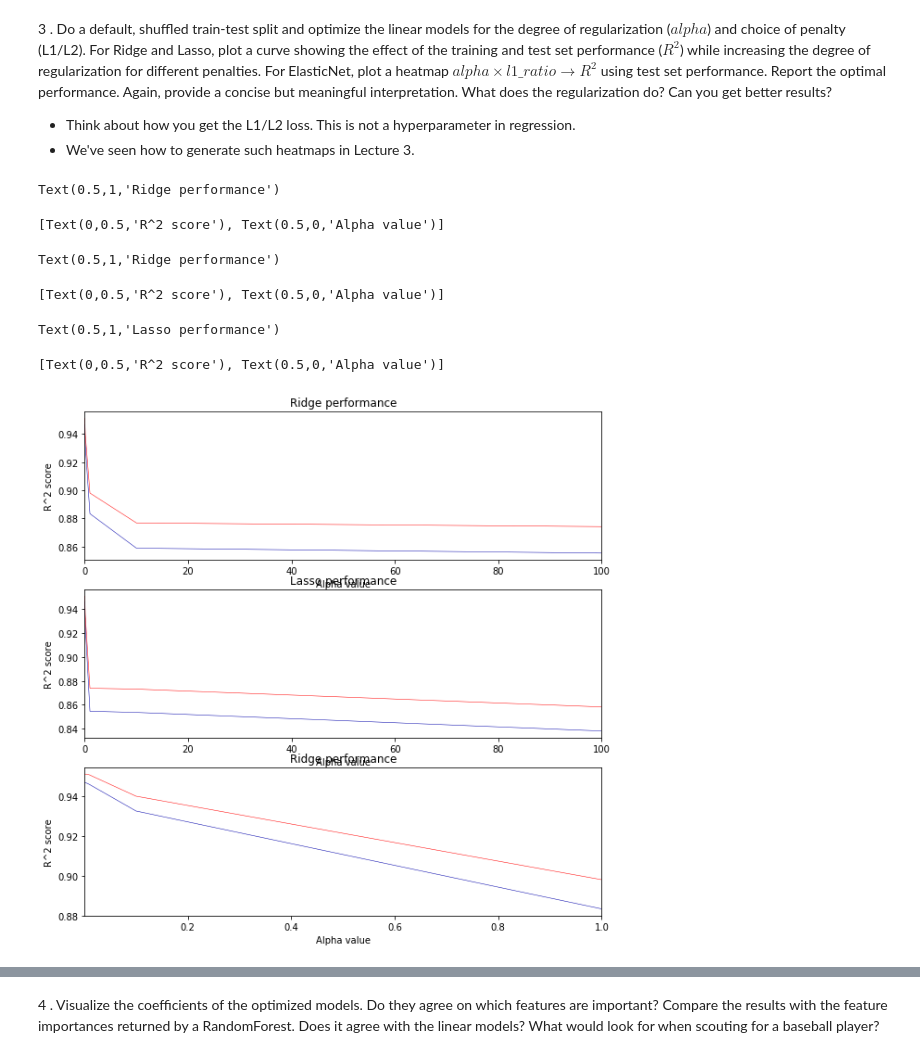
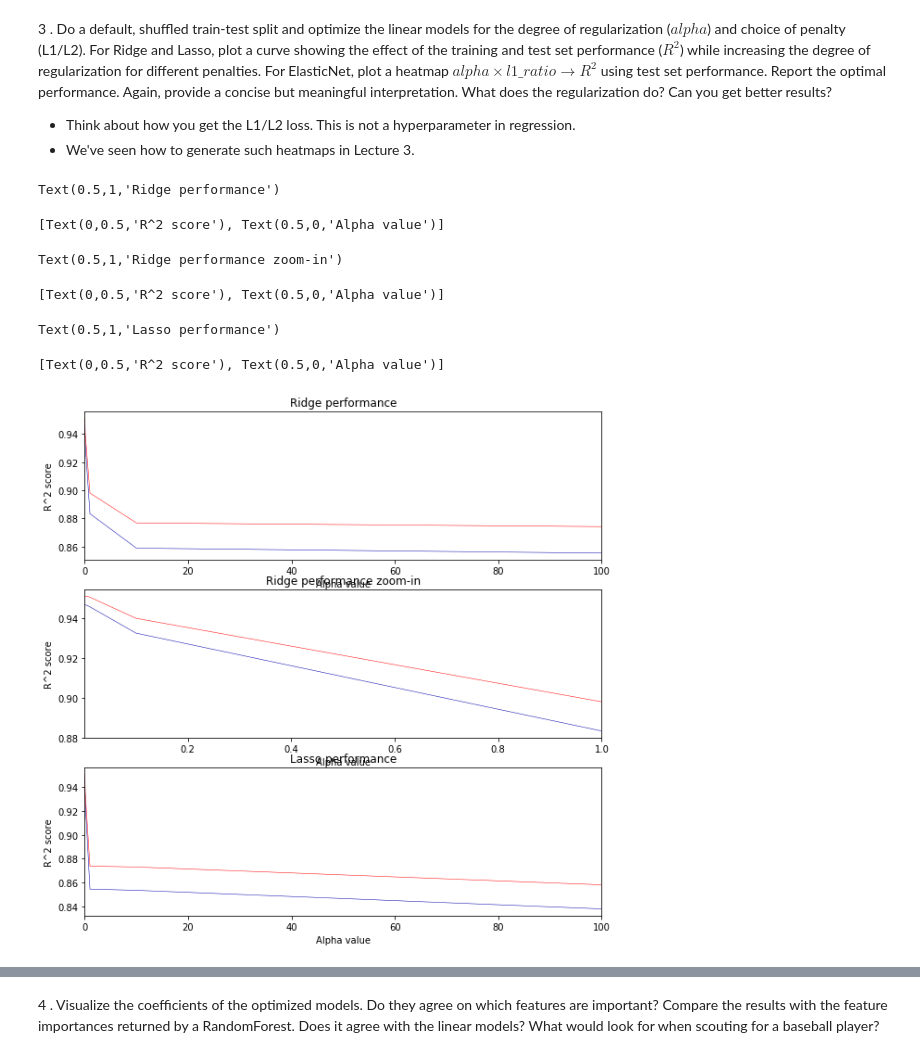
Before and after one commit to romanovar/ML, a Jupyter notebook: Assignment 1.ipynb, the cells around one changed output, grey strips where cells are left out. Drawn from its saved outputs; the diff is of its cells as text; code cells hidden in the pictures.

```diff
--- a/Assignment 1.ipynb
+++ b/Assignment 1.ipynb
@@ -243,16 +250,15 @@ Average cross-validation score on scaled: 0.93
 Similarly to Ridge, Lasso also performs much better with scaled data. After scaling, training and test set scores are increased for 10% and 8%, while the average cross-validation score is increased for 10%.
 # %%
 from sklearn.neighbors import KNeighborsRegressor
-from sklearn.model_selection import train_test_split
-
-X_train, X_test, y_train, y_test = train_test_split(bf_new, y, random_state=0)
 
 reg = KNeighborsRegressor()
 reg.fit(X_train, y_train)
+print("Training set accuracy: {:.2f}".format(reg.score(X_train, y_train)))
 print("Test set accuracy: %.2f" % reg.score(X_test, y_test))
 
 reg_sc = KNeighborsRegressor()
 reg_sc.fit(X_train_scaled, y_train)
+print("Training set accuracy on scaled data: {:.2f}".format(reg_sc.score(X_train_scaled, y_train)))
 print("Test set accuracy on scaled data: %.2f" % reg_sc.score(X_test_scaled, y_test))
 
 scores_clf_cv = cross_val_score(reg_sc, bf_new, y)
@@ -314,7 +329,9 @@ Report the optimal performance. Again, provide a concise but meaningful interpre
 - We've seen how to generate such heatmaps in Lecture 3.
 # %%
 # k-fold or shuffle-split fucntion is meant here
-# from sklearn.model_selection import KFold
+from sklearn.linear_model import Ridge
+from sklearn.linear_model import Lasso
+
 from sklearn.model_selection import ShuffleSplit
 
 # KFold(n_splits=3, shuffle=False, random_state=None)
@@ -374,36 +391,36 @@ test = pd.Series([ridge0001.score(X_test, y_test), ridge0005.score(X_test, y_tes
                          index=[0.001, 0.005, 0.01, 0.1, 1])
 
 # sns.tsplot(ridge_train.set_index('alpha')['score'], ax=axs[0], err_style=None)
-ax3 = sns.tsplot(data=ridge_train, time=[0.001, 0.005, 0.01, 0.1, 1],  ax=axs[2], err_style=None)
-sns.tsplot(ridge_test,time=[0.001, 0.005, 0.01, 0.1, 1], color = 'r', ax=axs[2], err_style=None).set_title("Ridge performance")
+ax3 = sns.tsplot(data=ridge_train, time=[0.001, 0.005, 0.01, 0.1, 1],  ax=axs[1], err_style=None)
+sns.tsplot(ridge_test,time=[0.001, 0.005, 0.01, 0.1, 1], color = 'r', ax=axs[1], err_style=None).set_title("Ridge performance zoom-in")
 ax3.set(xlabel='Alpha value', ylabel='R^2 score')
 
 
 
 lasso0001 = Lasso(alpha=0.001, max_iter=100000).fit(X_train, y_train)
 lasso0005 = Lasso(alpha=0.005, max_iter=100000).fit(X_train, y_train)
 lasso001 = Lasso(alpha=0.01, max_iter=100000).fit(X_train, y_train)
 lasso01 = Lasso(alpha=0.1, max_iter=100000).fit(X_train, y_train)
 lasso1 = Lasso(alpha=1, max_iter=100000).fit(X_train, y_train)
 lasso10 = Lasso(alpha=10, max_iter=100000).fit(X_train, y_train)
 lasso100 = Lasso(alpha=100, max_iter=100000).fit(X_train, y_train)
 
 lasso_train = np.array([[lasso0001.score(X_train, y_train), lasso0005.score(X_train, y_train),
                         lasso001.score(X_train, y_train), lasso01.score(X_train, y_train),
                         lasso1.score(X_train, y_train),
                         lasso10.score(X_train, y_train), lasso100.score(X_train, y_train)]])
 lasso_test = np.array([[lasso0001.score(X_test, y_test), lasso0005.score(X_test, y_test),
                        lasso001.score(X_test, y_test), lasso01.score(X_test, y_test), lasso1.score(X_test, y_test),
                         lasso10.score(X_test, y_test), lasso100.score(X_test, y_test)]])
 
-ax1 = sns.tsplot(data=lasso_train, time=[0.001, 0.005, 0.01, 0.1, 1, 10, 100],  ax=axs[1], err_style=None)
-sns.tsplot(lasso_test,time=[0.001, 0.005, 0.01, 0.1, 1, 10, 100], color = 'r', ax=axs[1], err_style=None).set_title("Lasso performance")
+ax1 = sns.tsplot(data=lasso_train, time=[0.001, 0.005, 0.01, 0.1, 1, 10, 100],  ax=axs[2], err_style=None)
+sns.tsplot(lasso_test,time=[0.001, 0.005, 0.01, 0.1, 1, 10, 100], color = 'r', ax=axs[2], err_style=None).set_title("Lasso performance")
 ax1.set(xlabel='Alpha value', ylabel='R^2 score')
 # %% [output]
 Text(0.5,1,'Ridge performance')
 [Text(0,0.5,'R^2 score'), Text(0.5,0,'Alpha value')]
-Text(0.5,1,'Ridge performance')
+Text(0.5,1,'Ridge performance zoom-in')
 [Text(0,0.5,'R^2 score'), Text(0.5,0,'Alpha value')]
 Text(0.5,1,'Lasso performance')
 [Text(0,0.5,'R^2 score'), Text(0.5,0,'Alpha value')]
-[figure, old version]
+[figure, new version]
```
Also changed, not shown: parts of 11 cells of this notebook, 1 other file.
